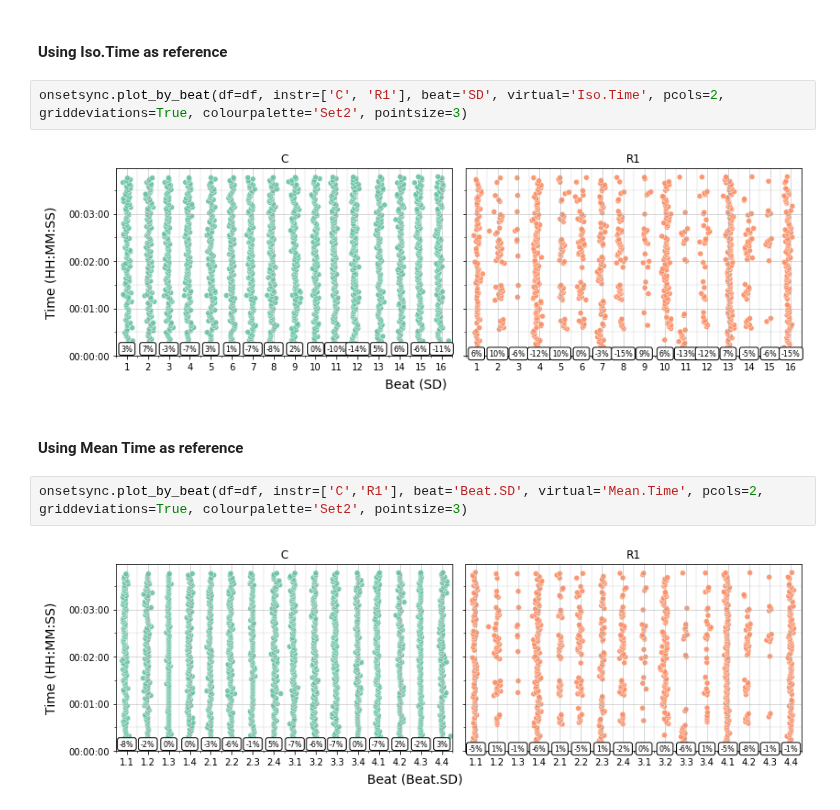
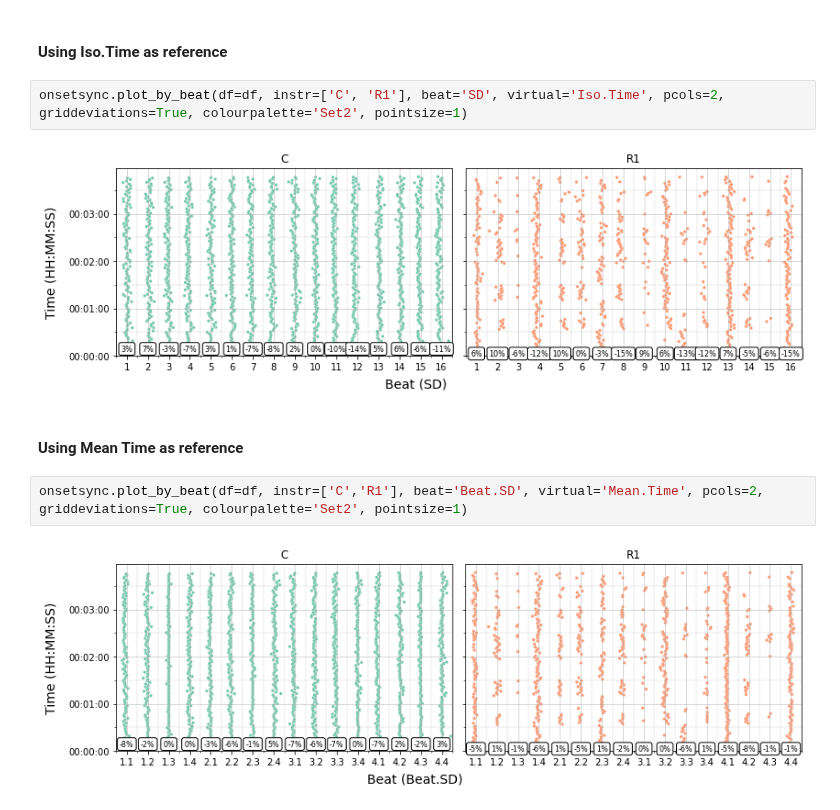
Before and after one commit to satyajeetprabhu/music-sync-internship-upf, a Jupyter notebook: Adding_Annotations.ipynb, the cells around one changed output. Saved outputs shown, nothing was run; the diff lists cells and outputs as text.

Commit message:
Plot example updated

```diff
--- a/Adding_Annotations.ipynb
+++ b/Adding_Annotations.ipynb
@@ -252,12 +252,12 @@ df.tail(20)
 # %% [markdown]
 #### Using Iso.Time as reference
 # %%
-onsetsync.plot_by_beat(df=df, instr=['C', 'R1'], beat='SD', virtual='Iso.Time', pcols=2, griddeviations=True, colourpalette='Set2', pointsize=3)
+onsetsync.plot_by_beat(df=df, instr=['C', 'R1'], beat='SD', virtual='Iso.Time', pcols=2, griddeviations=True, colourpalette='Set2', pointsize=1)
 # %% [output]
-[figure, old version]
+[figure, new version]
 # %% [markdown]
 #### Using Mean Time as reference
 # %%
-onsetsync.plot_by_beat(df=df, instr=['C','R1'], beat='Beat.SD', virtual='Mean.Time', pcols=2, griddeviations=True, colourpalette='Set2', pointsize=3)
+onsetsync.plot_by_beat(df=df, instr=['C','R1'], beat='Beat.SD', virtual='Mean.Time', pcols=2, griddeviations=True, colourpalette='Set2', pointsize=1)
 # %% [output]
-[figure, old version]
+[figure, new version]
```
